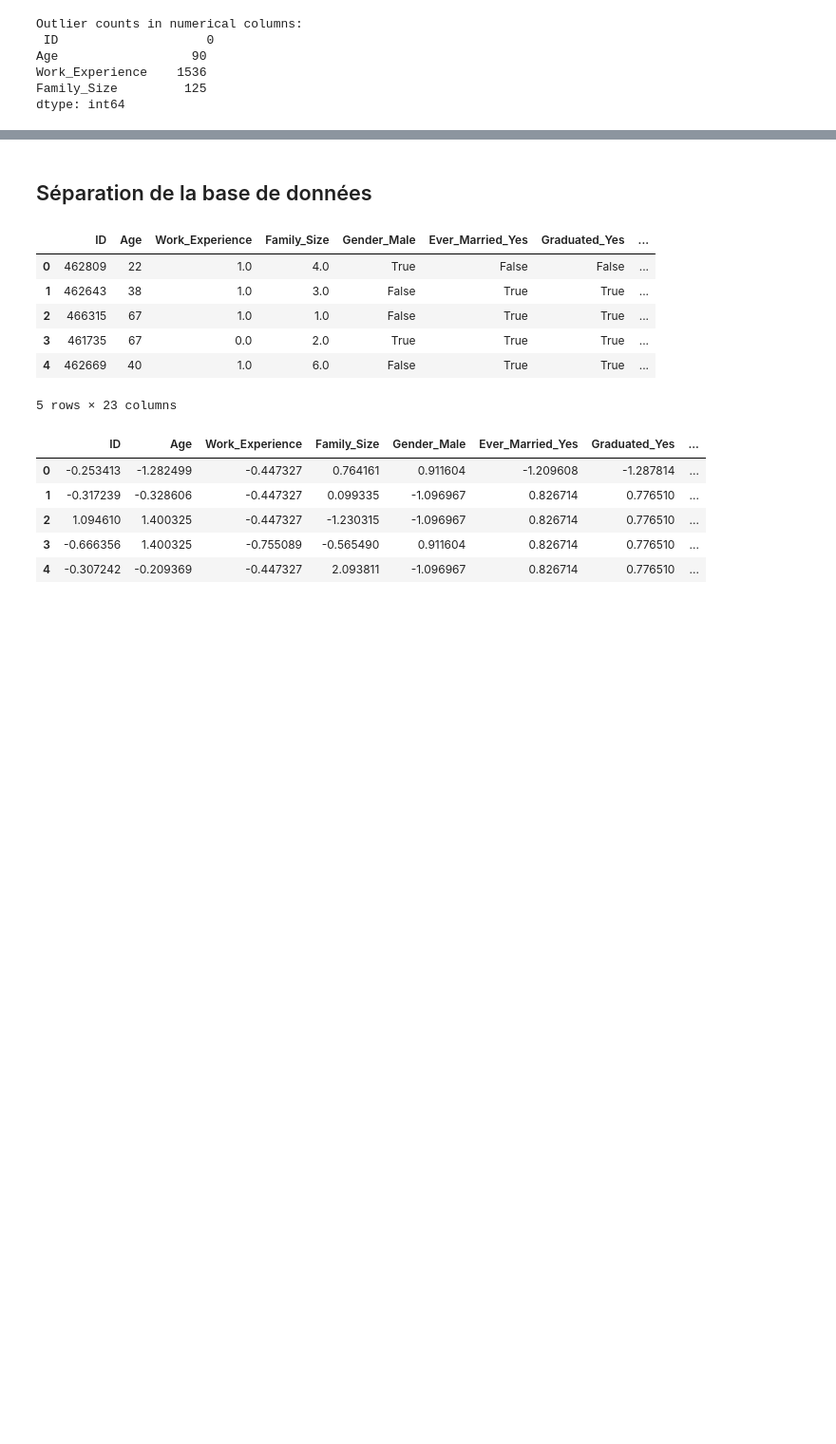
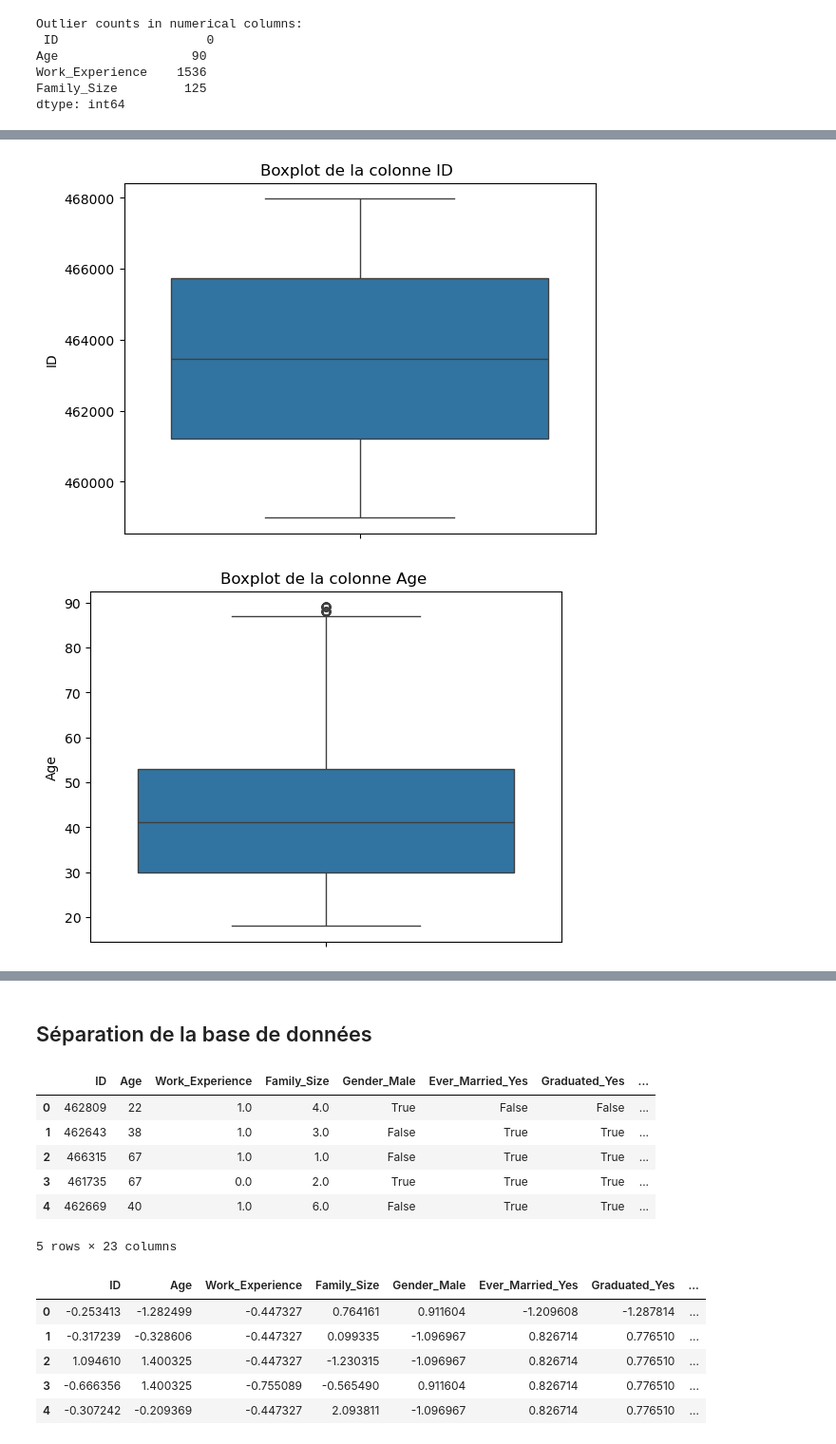
Before and after one commit to Ephrayyy/Clustering-et-R-duction-de-Dimensions, a Jupyter notebook: Projet_3.ipynb, the cells around one changed output, grey strips where cells are left out. Shown at 95% size. Drawn from its saved outputs; the diff is of its cells as text; code cells hidden in the pictures; blank space fills up the shorter version.

```diff
--- a/Projet_3.ipynb
+++ b/Projet_3.ipynb
@@ -147,0 +198,3 @@ dtype: int64
+# %%
+df['Work_Experience'] = df['Work_Experience'].astype('int')
+df['Family_Size'] = df['Family_Size'].astype('int')
@@ -164,0 +248,8 @@ dtype: int64
+# %%
+for col in df_num :
+    sns.boxplot(data=df_num[col])
+    plt.title(f"Boxplot de la colonne {col} ")
+    plt.show()
+# %% [output]
+[figure, added]
+[figure, added]
```
Also changed, not shown: parts of 9 cells of this notebook.
